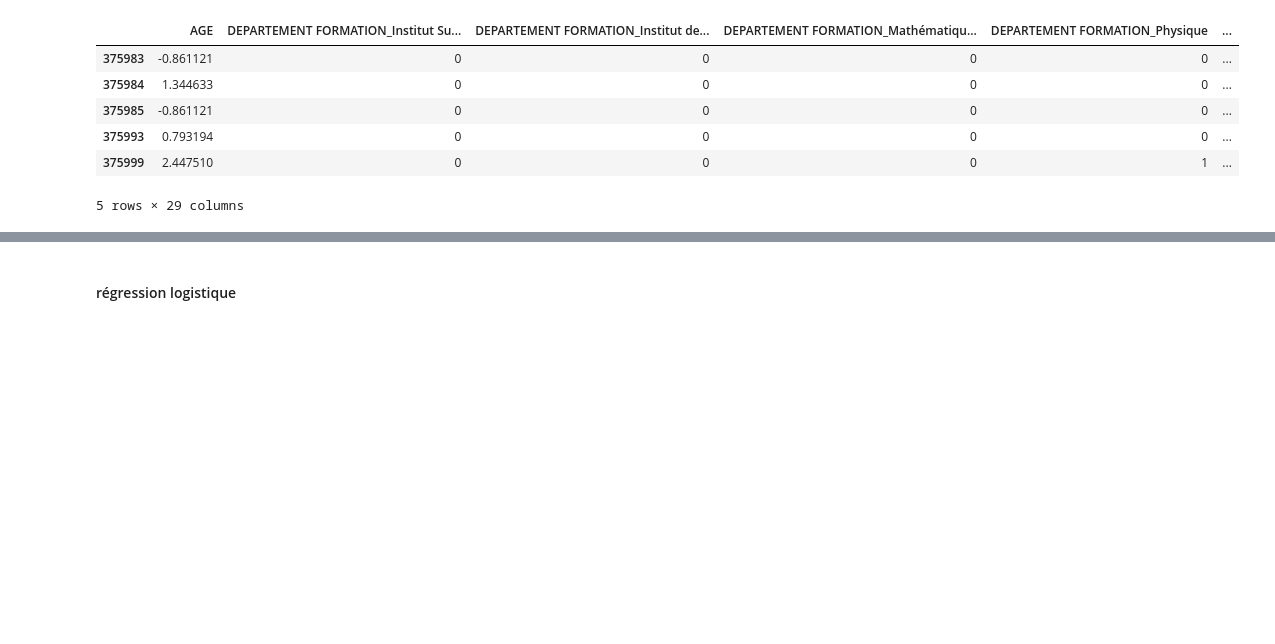
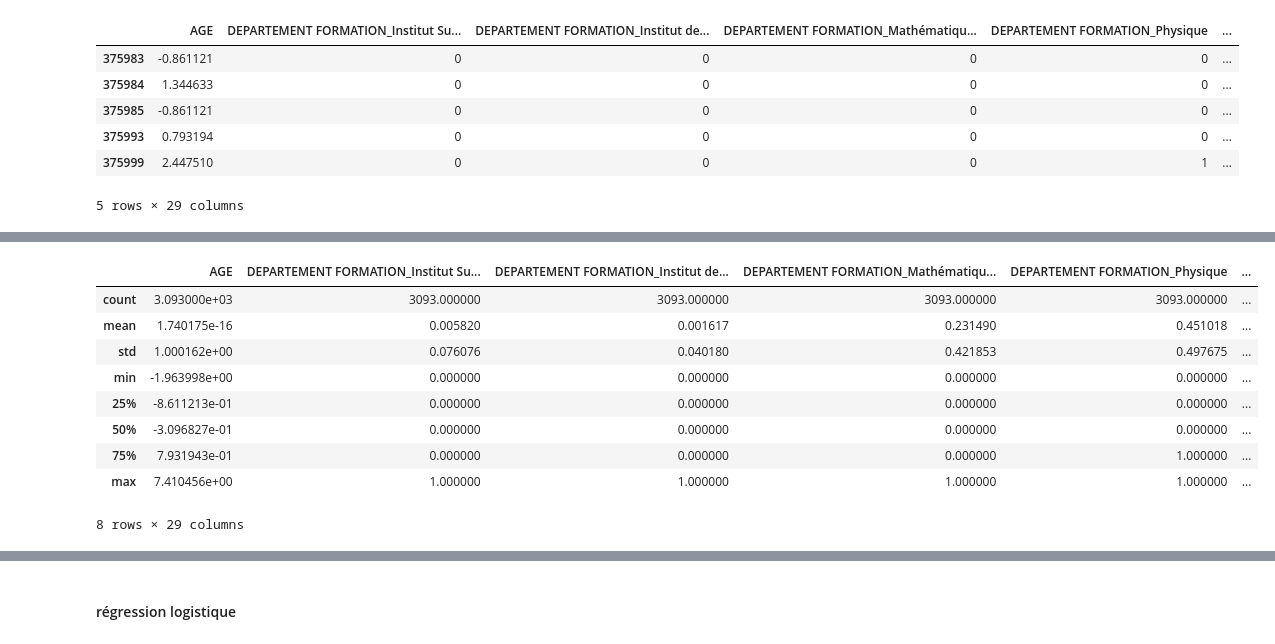
Before and after one commit to Abdourahmane2/mon_stage_senegal, a Jupyter notebook: code/ML/DIORES.ipynb, the cells around one changed output, grey strips where cells are left out. Cells and saved outputs as stored; diff of their text form; code cells hidden in the pictures; blank space fills up the shorter version.

```diff
--- a/code/ML/DIORES.ipynb
+++ b/code/ML/DIORES.ipynb
@@ -217,0 +233,13 @@ x.head()
+# %%
+x.describe()
+# %% [output]
+|  | AGE | DEPARTEMENT FORMATION_Institut Su... | DEPARTEMENT FORMATION_Institut de... | DEPARTEMENT FORMATION_Mathématiqu... | DEPARTEMENT FORMATION_Physique | ... |
+| count | 3.093000e+03 | 3093.000000 | 3093.000000 | 3093.000000 | 3093.000000 | ... |
+| mean | 1.740175e-16 | 0.005820 | 0.001617 | 0.231490 | 0.451018 | ... |
+| std | 1.000162e+00 | 0.076076 | 0.040180 | 0.421853 | 0.497675 | ... |
+| min | -1.963998e+00 | 0.000000 | 0.000000 | 0.000000 | 0.000000 | ... |
+| 25% | -8.611213e-01 | 0.000000 | 0.000000 | 0.000000 | 0.000000 | ... |
+| 50% | -3.096827e-01 | 0.000000 | 0.000000 | 0.000000 | 0.000000 | ... |
+| 75% | 7.931943e-01 | 0.000000 | 0.000000 | 0.000000 | 1.000000 | ... |
+| max | 7.410456e+00 | 1.000000 | 1.000000 | 1.000000 | 1.000000 | ... |
+8 rows × 29 columns
```
Also changed, not shown: parts of 2 cells of this notebook, 13 other files.
